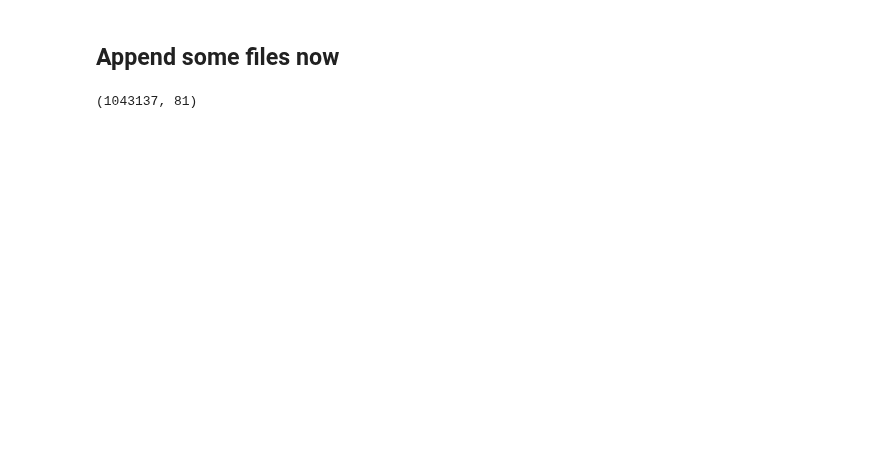
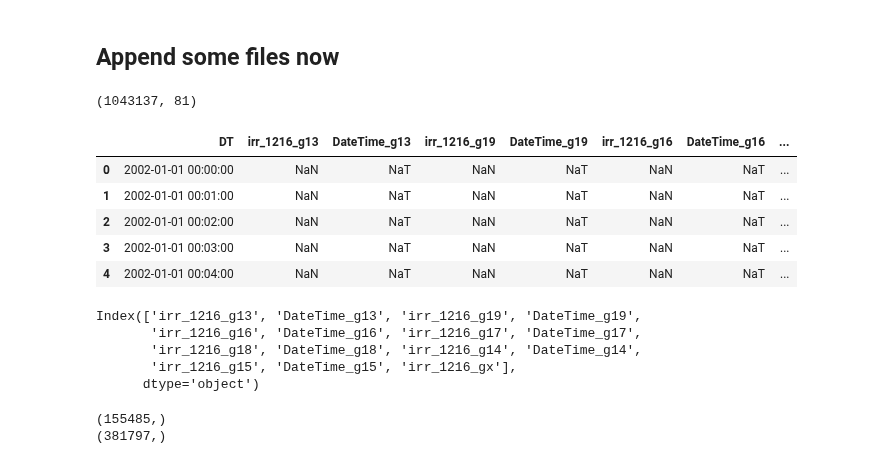
Before and after one commit to kylermurphy/SatDrag, a Jupyter notebook: Notebooks/GOES_EUVS.ipynb, the cells around one changed output. Saved outputs shown, nothing was run; the diff lists cells and outputs as text; code cells hidden in the pictures; blank space fills up the shorter version.

```diff
--- a/Notebooks/GOES_EUVS.ipynb
+++ b/Notebooks/GOES_EUVS.ipynb
@@ -333,0 +335,17 @@ database.to_hdf(fo,key='database', mode='w', format='fixed', complevel=9)
+# %%
+df.head()
+# %% [output]
+|  | DT | irr_1216_g13 | DateTime_g13 | irr_1216_g19 | DateTime_g19 | irr_1216_g16 | DateTime_g16 | ... |
+| 0 | 2002-01-01 00:00:00 | NaN | NaT | NaN | NaT | NaN | NaT | ... |
+| 1 | 2002-01-01 00:01:00 | NaN | NaT | NaN | NaT | NaN | NaT | ... |
+| 2 | 2002-01-01 00:02:00 | NaN | NaT | NaN | NaT | NaN | NaT | ... |
+| 3 | 2002-01-01 00:03:00 | NaN | NaT | NaN | NaT | NaN | NaT | ... |
+| 4 | 2002-01-01 00:04:00 | NaN | NaT | NaN | NaT | NaN | NaT | ... |
+# %%
+df.columns
+# %% [output]
+Index(['irr_1216_g13', 'DateTime_g13', 'irr_1216_g19', 'DateTime_g19',
+       'irr_1216_g16', 'DateTime_g16', 'irr_1216_g17', 'DateTime_g17',
+       'irr_1216_g18', 'DateTime_g18', 'irr_1216_g14', 'DateTime_g14',
+       'irr_1216_g15', 'DateTime_g15', 'irr_1216_gx'],
+      dtype='object')
@@ -333,0 +368,15 @@ database.to_hdf(fo,key='database', mode='w', format='fixed', complevel=9)
+# %%
+for f in fo
+    odat = pd.read_hdf(f)
+    sub_sol = subsol(odat['DateTime'].to_numpy())
+    t = Time(odat['DateTime'],scale='utc')
+    sun_pos = get_sun(t)
+
+    odat['subsol_lat'] = sub_sol[0]
+    odat['subsol_lon'] = sub_sol[1]
+    odat['solar_ra'] = sun_pos.ra.deg
+    odat['solar_dec'] = sun_pos.dec.deg
+    odat.to_hdf(f,key='database', mode='w', format='fixed', complevel=9)
+# %% [output]
+(155485,)
+(381797,)
```
Also changed, not shown: parts of 10 cells of this notebook, 2 other files.
